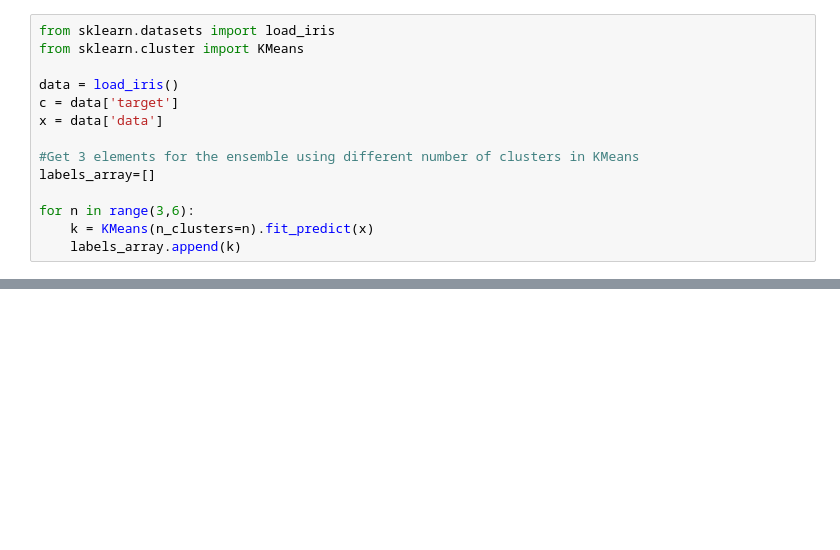
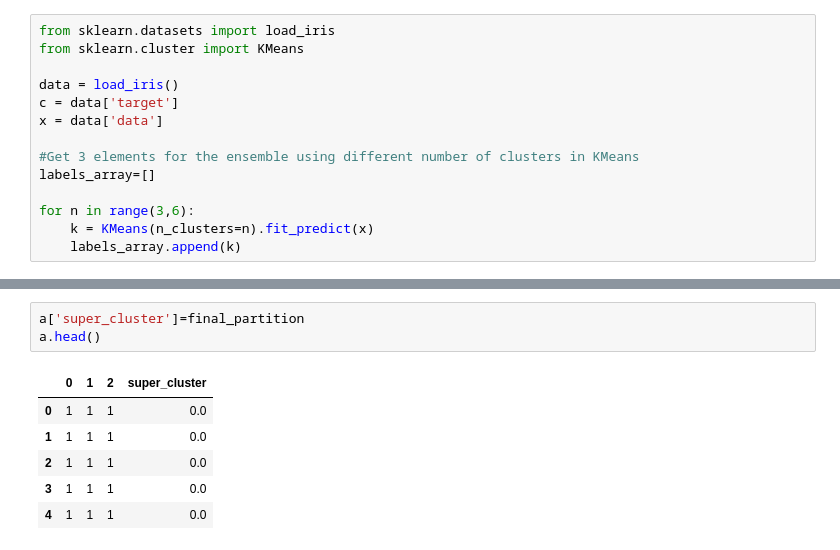
Before and after one commit to greciaarabeli/Thesis, a Jupyter notebook: Jupyter_Notebooks/Example_Ensembles_Methods.ipynb, the cells around one changed output, grey strips where cells are left out. Cells and saved outputs as stored; diff of their text form; blank space fills up the shorter version.

```diff
--- a/Jupyter_Notebooks/Example_Ensembles_Methods.ipynb
+++ b/Jupyter_Notebooks/Example_Ensembles_Methods.ipynb
@@ -70,0 +319,10 @@ array([0., 0., 0., 0., 0., 0., 0., 0., 0., 0., 0., 0., 0., 0., 0., 0., 0.,
+# %%
+a['super_cluster']=final_partition
+a.head()
+# %% [output]
+|  | 0 | 1 | 2 | super_cluster |
+| 0 | 1 | 1 | 1 | 0.0 |
+| 1 | 1 | 1 | 1 | 0.0 |
+| 2 | 1 | 1 | 1 | 0.0 |
+| 3 | 1 | 1 | 1 | 0.0 |
+| 4 | 1 | 1 | 1 | 0.0 |
```
Also changed, not shown: parts of 12 cells of this notebook.
